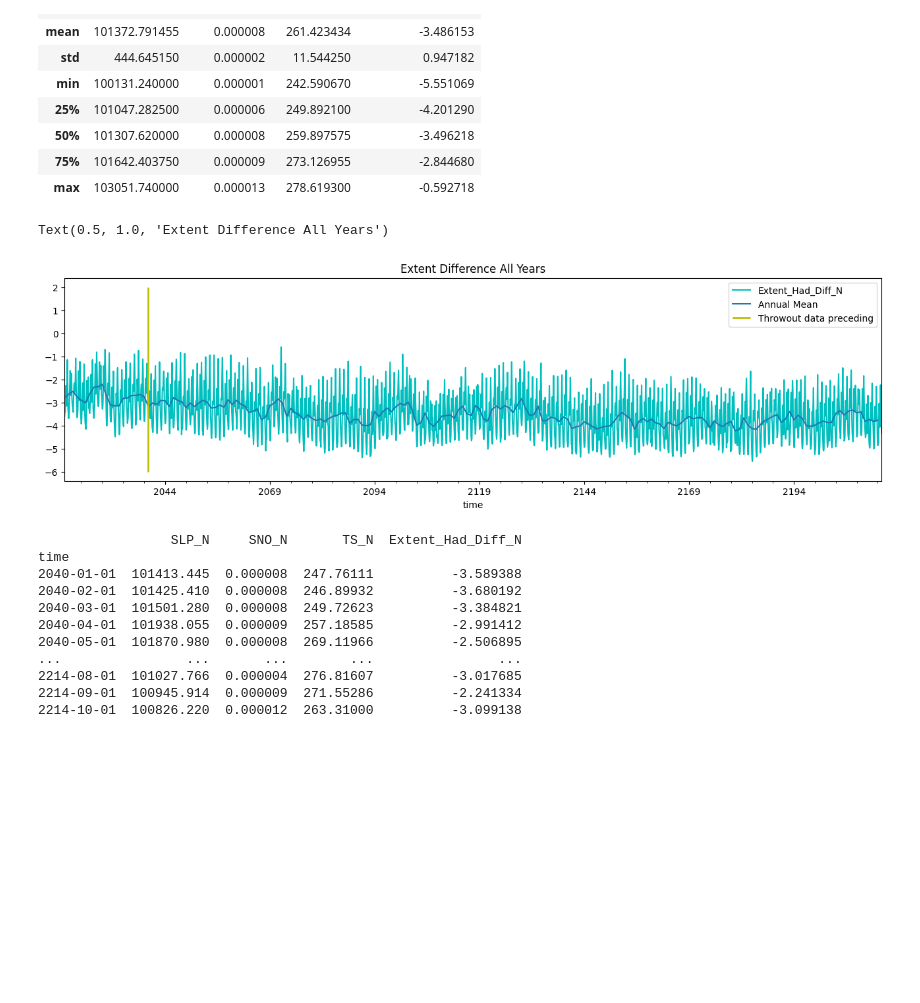
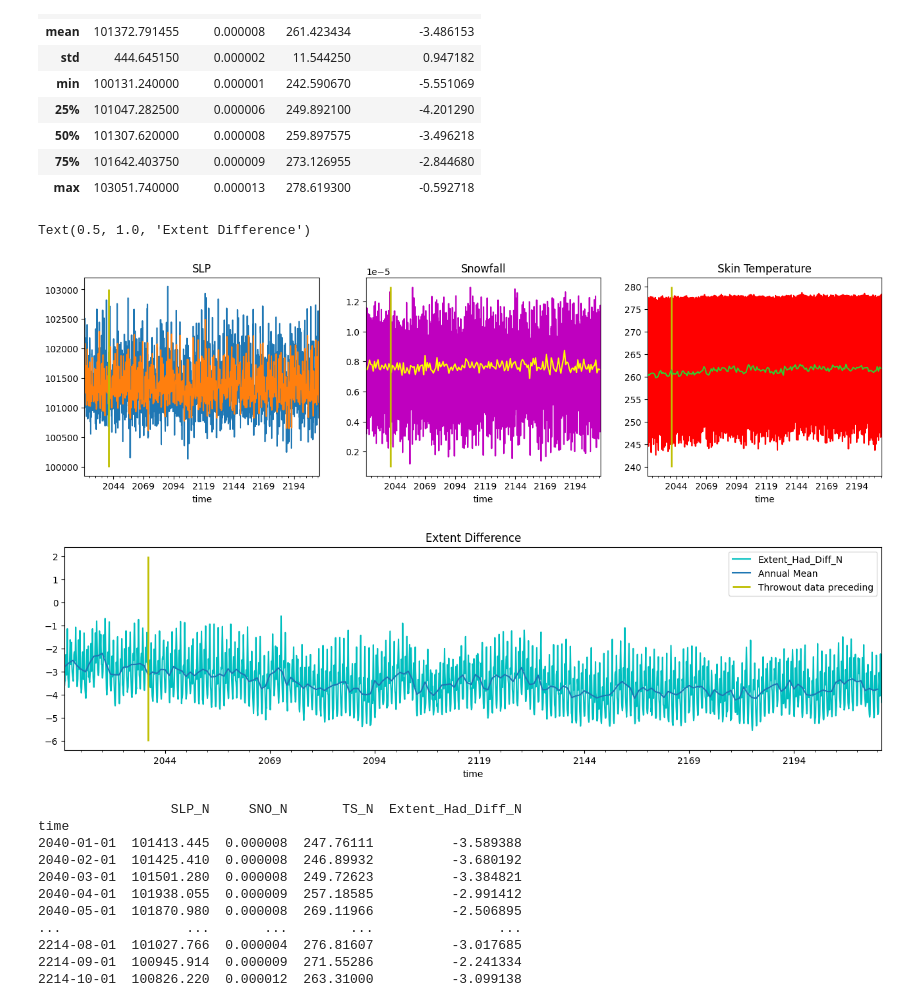
Before and after one commit to hannahzafar/UMDAOSC650, a Jupyter notebook: FinalProject_Zafar.ipynb, the cells around one changed output. Saved outputs shown, nothing was run; the diff lists cells and outputs as text; code cells hidden in the pictures; blank space fills up the shorter version.

```diff
--- a/FinalProject_Zafar.ipynb
+++ b/FinalProject_Zafar.ipynb
@@ -52,15 +52,34 @@ dataset.describe()
 | 75% | 101642.403750 | 0.000009 | 273.126955 | -2.844680 |
 | max | 103051.740000 | 0.000013 | 278.619300 | -0.592718 |
 # %%
+
+fig, ax = plt.subplots(1,3,figsize=(16,4))
+
+dataset["SLP_N"].plot(ax=ax[0])
+dataset["SLP_N"].groupby(pd.Grouper(freq='4M')).mean().plot(ax=ax[0],label='Annual Mean')
+ax[0].vlines(dt.date(2040,1,1),1e5,1.03e5,colors='y',linewidth=2)
+ax[0].set_title('SLP')
+
+dataset["SNO_N"].plot(ax=ax[1],c='m')
+dataset["SNO_N"].groupby(pd.Grouper(freq='1Y')).mean().plot(ax=ax[1],label='Annual Mean',c='yellow')
+ax[1].vlines(dt.date(2040,1,1),0.1e-5,1.3e-5,colors='y',linewidth=2)
+ax[1].set_title('Snowfall')
+
+dataset["TS_N"].plot(ax=ax[2],c='r')
+ax[2].vlines(dt.date(2040,1,1),240,280,colors='y',linewidth=2)
+dataset["TS_N"].groupby(pd.Grouper(freq='1Y')).mean().plot(ax=ax[2],label='Annual Mean',c='limegreen')
+ax[2].set_title('Skin Temperature')
+
 fig, ax = plt.subplots(1,1,figsize=(16,4))
 dataset["Extent_Had_Diff_N"].plot(ax=ax,c='c')
 dataset["Extent_Had_Diff_N"].groupby(pd.Grouper(freq='1Y')).mean().plot(ax=ax,label='Annual Mean')
-plt.vlines(dt.date(2040,1,1),-6,2,colors='y',linewidth=2, label='Throwout data preceding')
+ax.vlines(dt.date(2040,1,1),-6,2,colors='y',linewidth=2, label='Throwout data preceding')
 # plt.hlines(-3, dt.date(2020,1,1), dt.date(2214,1,1))
 plt.legend()
-ax.set_title('Extent Difference All Years')
+ax.set_title('Extent Difference')
 # %% [output]
-Text(0.5, 1.0, 'Extent Difference All Years')
+Text(0.5, 1.0, 'Extent Difference')
-[figure, old version]
+[figure, new version]
+[figure, added]
 # %%
 # Plot subset of years:
```
Also changed, not shown: parts of 5 cells of this notebook.
